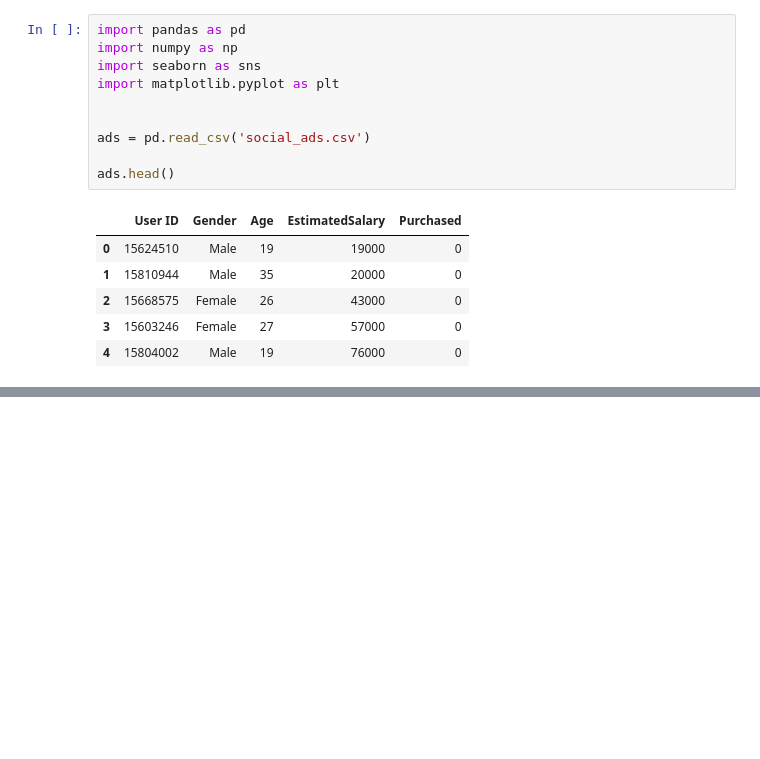
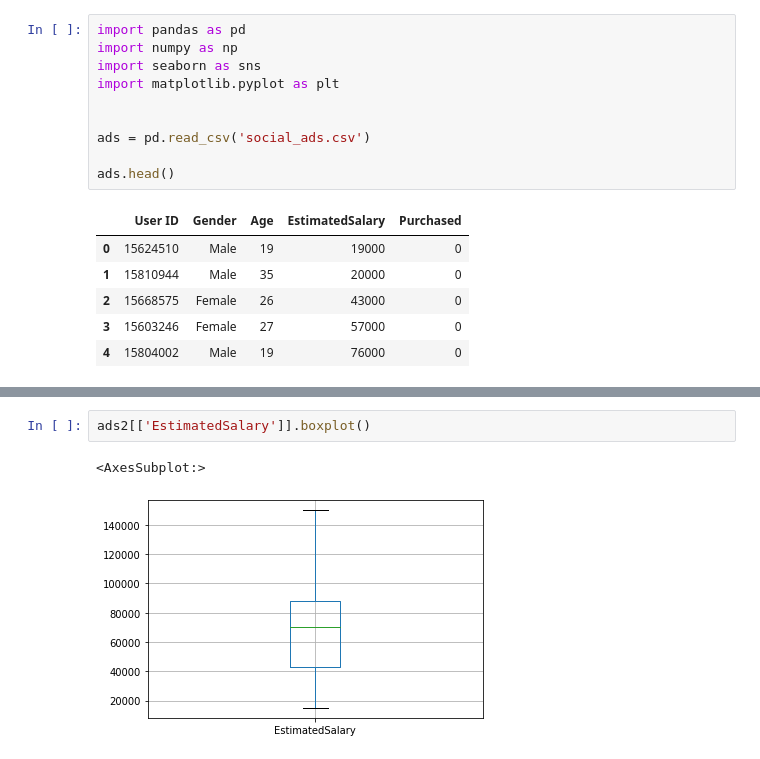
Before and after one commit to juneedpk/data-viz1, a Jupyter notebook: eda.ipynb, the cells around one changed output, grey strips where cells are left out. Drawn from its saved outputs; the diff is of its cells as text; blank space fills up the shorter version.

```diff
--- a/eda.ipynb
+++ b/eda.ipynb
@@ -17,0 +100,5 @@ ads.head()
+# %%
+ads2[['EstimatedSalary']].boxplot()
+# %% [output]
+<AxesSubplot:>
+[figure, added]
```
Also changed, not shown: parts of 13 cells of this notebook.
